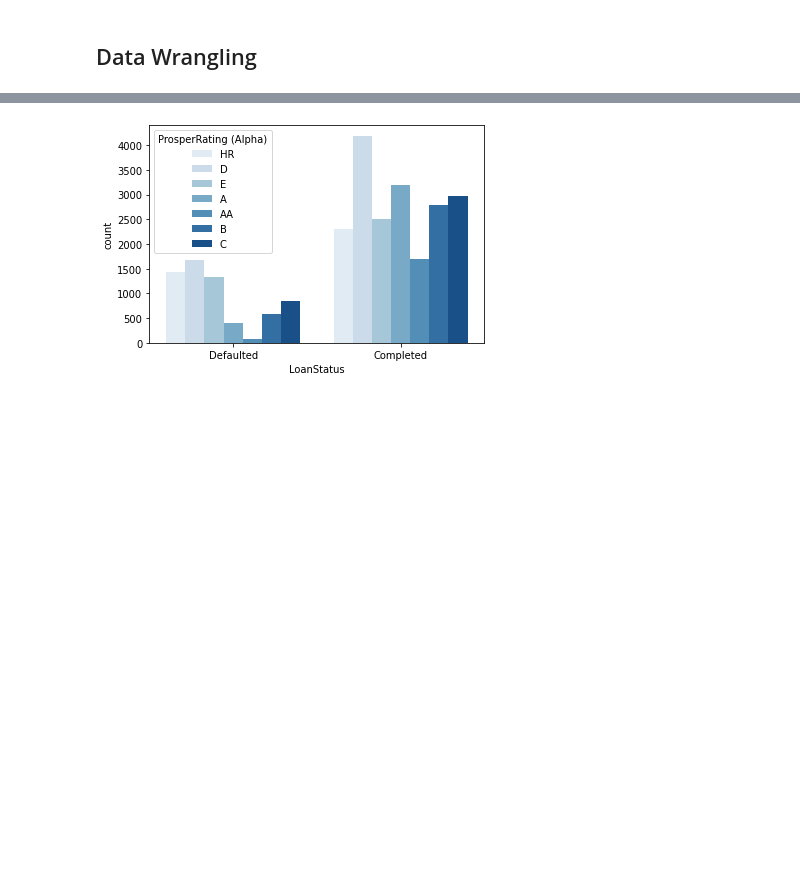
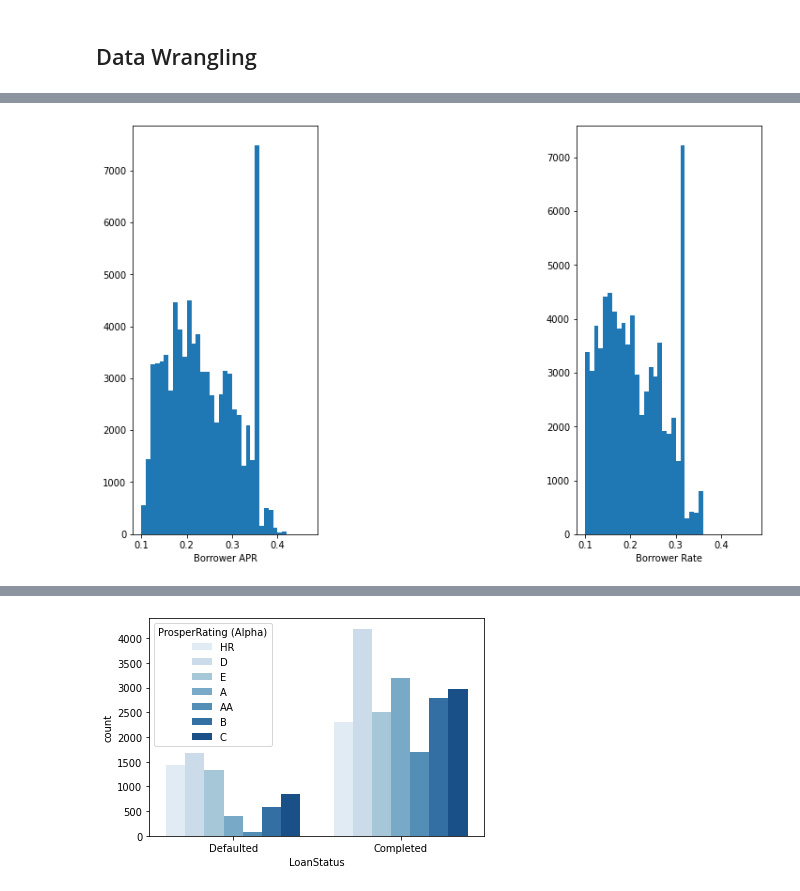
Before and after one commit to NgweBecky/Communicate-data-findings, a Jupyter notebook: Part_II_slide_deck.ipynb, the cells around one changed output, grey strips where cells are left out. Cells and saved outputs as stored; diff of their text form; code cells hidden in the pictures; blank space fills up the shorter version.

```diff
--- a/Part_II_slide_deck.ipynb
+++ b/Part_II_slide_deck.ipynb
@@ -74,0 +47,12 @@ plt.xlim(0, boundary);
+# %%
+bins = np.arange(0.1, target_df.BorrowerAPR.max()+0.05, 0.01)
+plt.figure(figsize=[12, 8])
+plt.subplot(1,3,1)
+plt.hist(data = target_df, x = 'BorrowerAPR', bins = bins);
+plt.xlabel('Borrower APR');
+
+plt.subplot(1,3,3)
+plt.hist(data = target_df, x = 'BorrowerRate', bins = bins);
+plt.xlabel('Borrower Rate');
+# %% [output]
+[figure, added]
```
Also changed, not shown: parts of 28 cells of this notebook, 4 other files.
